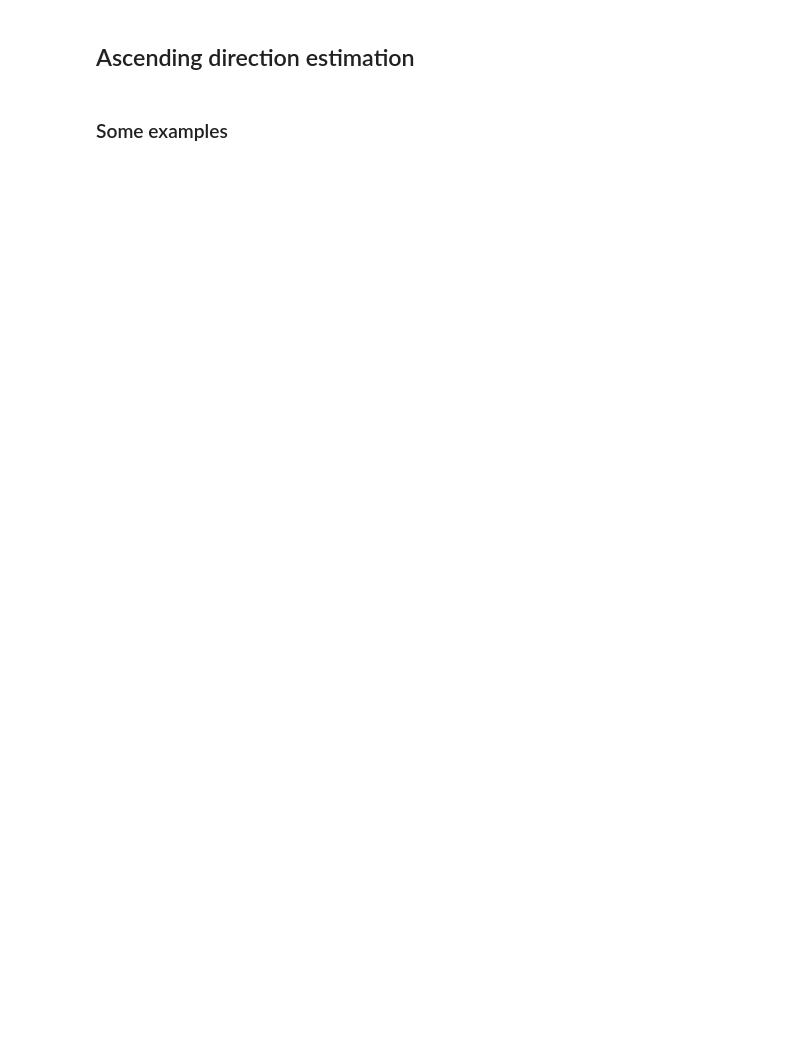
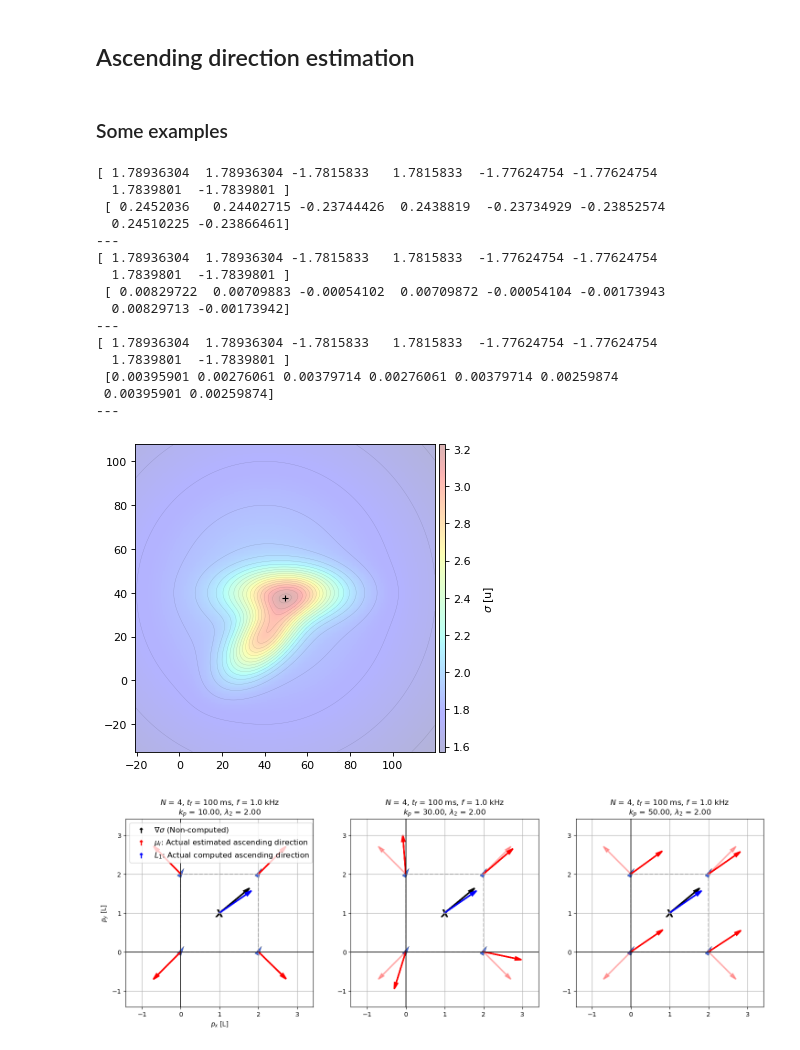
Before and after one commit to jesusBV20/source_seeking_distr, a Jupyter notebook: distributed_estimation.ipynb, the cells around one changed output. Saved outputs shown, nothing was run; the diff lists cells and outputs as text; code cells hidden in the pictures; blank space fills up the shorter version.

Commit message:
Source seeking distributed simulator

```diff
--- a/distributed_estimation.ipynb
+++ b/distributed_estimation.ipynb
@@ -9,10 +9,17 @@ Python 3.10.12
 # %%
 import numpy as np
 import matplotlib.pyplot as plt
+from tqdm import tqdm
 
-"""
-Centroid estimator tools
-"""
+# Scalar field classes
+from utils.sigma_common import sigma
+from utils.sigma_funcs import sigma_gauss, sigma_nonconvex, sigma_fract
+
+from utils.toolbox import XY_distrib, gen_random_graph
+
+# ----------------------------------------------------------------------
+# Centroid and ascending direction estimation tools
+# ----------------------------------------------------------------------
 
 def build_B(list_edges, n):
     B = np.zeros((n,len(list_edges)))
@@ -29,8 +36,8 @@ def dyn_centroid_estimation(xhat_0, t, Lb, x, kp=1):
     xhat_dt = - kp*(Lb.dot(xhat_0) - Lb.dot(x))
     return xhat_dt
 
-def dyn_L_estimation(lhat_0, t, Lb, l_ij, kp=1):
-    lhat_dt = - kp*(Lb.dot(lhat_0) - Lb.dot(l_ij))
+def dyn_mu_estimation(lhat, t, Lb, kp=1):
+    lhat_dt = - kp*(Lb.dot(lhat))
     return lhat_dt
 # %% [markdown]
 ## Centroid estimation
@@ -246,3 +270,56 @@ def plot_centroid_estimation(ax, X, Z, tf=1, freq_inv=100, kp=1,
         ax.add_artist(leg)
 # %% [markdown]
 ### Some examples
+# %%
+## Parameters #####
+p = np.array([[1,1],[-1,1],[-1,-1],[1,-1]]) + np.array([1,1])
+Z = ((1,2), (2,3), (3,4), (4,1))
+
+# ----------------------------------------------------------------------
+# Generating the scalar field
+# ----------------------------------------------------------------------
+n = 2
+max_int = 20
+mu = [40,40]
+dev = 10
+
+sigma_func = sigma_nonconvex(k=0.04, dev=dev, mu=mu)
+sigma_field = sigma(sigma_func)
+
+# Draw the scalar field
+fig = plt.figure(figsize=(5, 5), dpi=80)
+ax = fig.subplots()
+sigma_field.draw(fig=fig, ax=ax, xlim=70, ylim=70, contour_levels=20)
+
+# ----------------------------------------------------------------------
+# Plotting
+# ----------------------------------------------------------------------
+
+fig = plt.figure(figsize=(18, 10), dpi=100)
+ax  = fig.subplots(1,3)
+
+plot_L_estimation(ax[0], p, Z, sigma_field, tf=0.1, freq_inv=100*10, kp=10,
+                  legend=True,xlab=True,ylab=True)
+plot_L_estimation(ax[1], p, Z, sigma_field, tf=0.1, freq_inv=100*10, kp=30)
+plot_L_estimation(ax[2], p, Z, sigma_field, tf=0.1, freq_inv=100*10, kp=50)
+
+# Show the plot!
+plt.show()
+# %% [output]
+[ 1.78936304  1.78936304 -1.7815833   1.7815833  -1.77624754 -1.77624754
+  1.7839801  -1.7839801 ]
+ [ 0.2452036   0.24402715 -0.23744426  0.2438819  -0.23734929 -0.23852574
+  0.24510225 -0.23866461]
+---
+[ 1.78936304  1.78936304 -1.7815833   1.7815833  -1.77624754 -1.77624754
+  1.7839801  -1.7839801 ]
+ [ 0.00829722  0.00709883 -0.00054102  0.00709872 -0.00054104 -0.00173943
+  0.00829713 -0.00173942]
+---
+[ 1.78936304  1.78936304 -1.7815833   1.7815833  -1.77624754 -1.77624754
+  1.7839801  -1.7839801 ]
+ [0.00395901 0.00276061 0.00379714 0.00276061 0.00379714 0.00259874
+ 0.00395901 0.00259874]
+---
+[figure, added]
+[figure, added]
```
Also changed, not shown: parts of 11 cells of this notebook, 4 other files.
